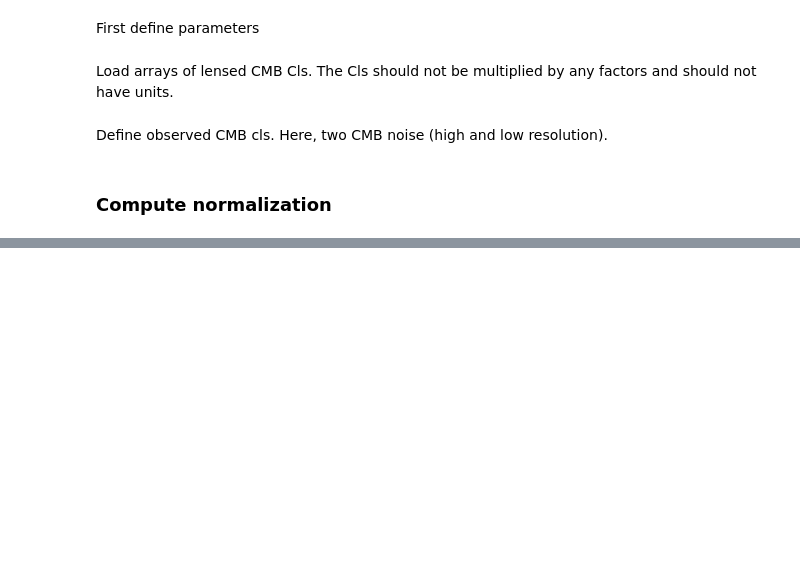
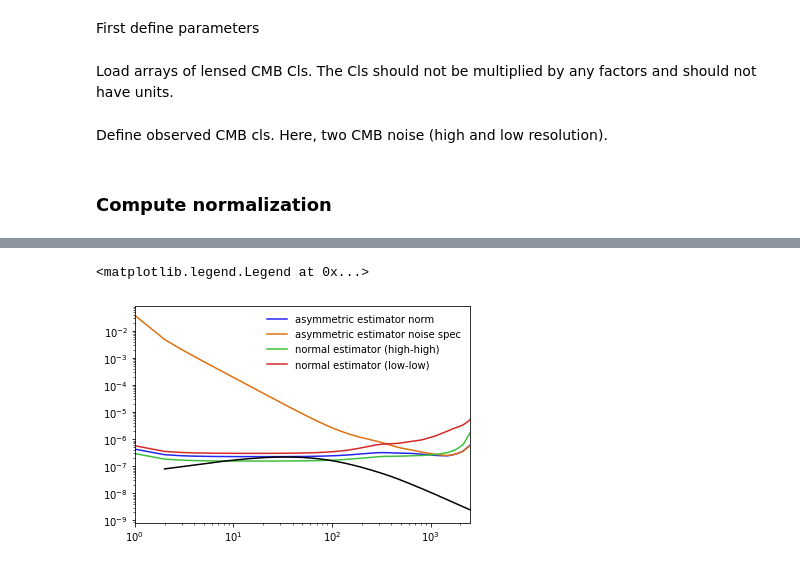
Before and after one commit to simonsobs/tempura, a Jupyter notebook: examples/norm_lens_asym.ipynb, the cells around one changed output, grey strips where cells are left out. Cells and saved outputs as stored; diff of their text form; code cells hidden in the pictures; blank space fills up the shorter version.

```diff
--- a/examples/norm_lens_asym.ipynb
+++ b/examples/norm_lens_asym.ipynb
@@ -67,0 +71,27 @@ savefig('test.png')
+# %%
+a0a1 = oclL.copy()
+b0b1 = oclG.copy()
+a0b1 = lcl[0]
+a1b0 = lcl[0]
+# %%
+wx0  = 1./oclL
+wx1  = wx0.copy()
+wxy0 = np.zeros(rlmax+1)
+wxy0[rlmin:] = lcl[0][rlmin:]/oclG[rlmin:]
+wxy1 = wxy0.copy()
+# %%
+Ng0, Nc0 = cs.noise_spec.qtt_asym('lens',Lmax,rlmin,rlmax,wx0,wxy0,wx1,wxy1,a0a1,b0b1,a0b1,a1b0)
+# %%
+xlim(1,2500)
+#ylim(1e-8,1e-6)
+xscale('log')
+yscale('log')
+plot(L,Lfac*Ag0,label='asymmetric estimator norm')
+plot(L,Lfac*Ag0**2*Ng0,label='asymmetric estimator noise spec')
+plot(L,Lfac*Ag1,label='normal estimator (high-high)')
+plot(L,Lfac*Ag2,label='normal estimator (low-low)')
+plot(L[2:],ucl[3][2:]/Tcmb**2*(L[2:]+1)**2/(L[2:]**2)/4.,color='k')
+legend()
+# %% [output]
+<matplotlib.legend.Legend at 0x...>
+[figure, added]
```
Also changed, not shown: parts of 7 cells of this notebook, 5 other files.
